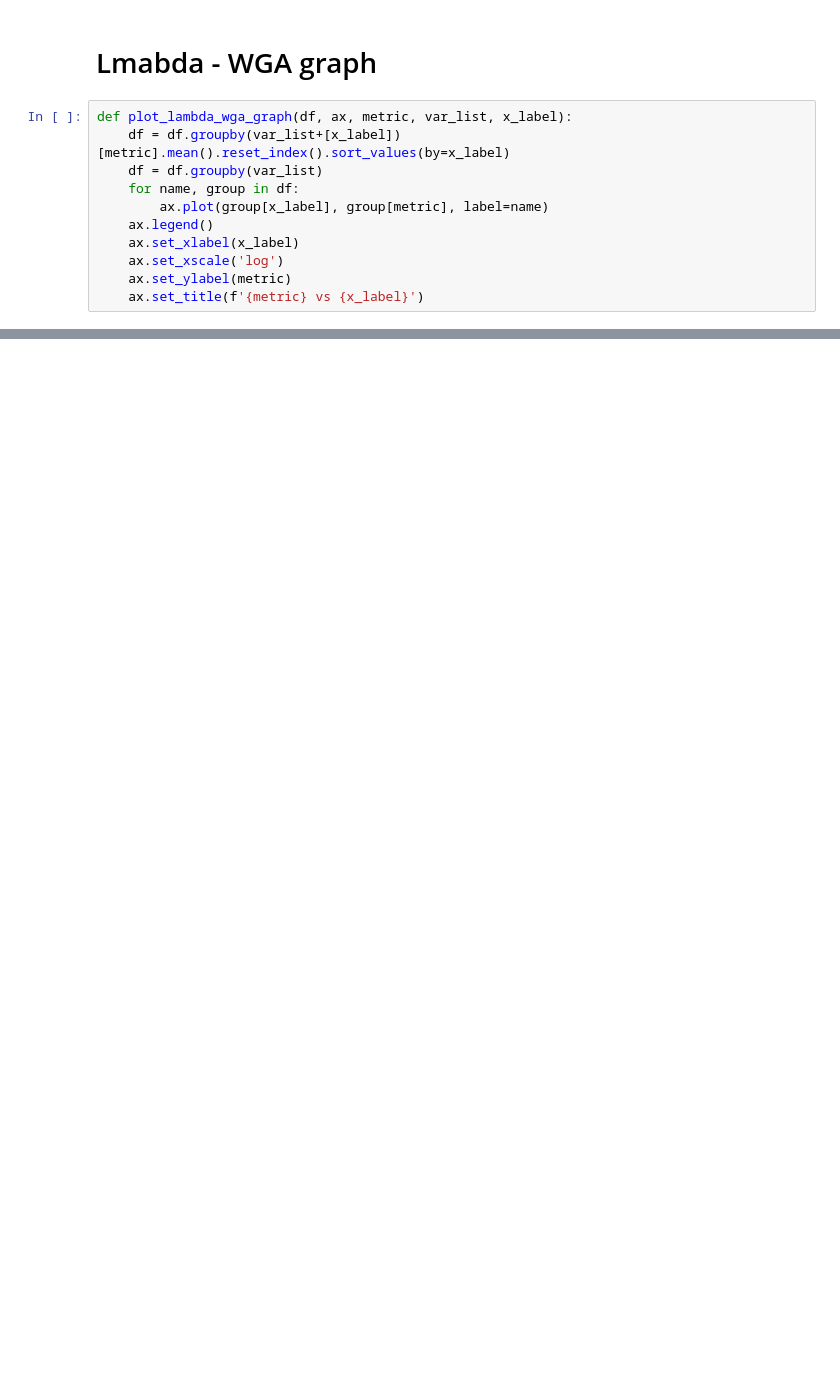
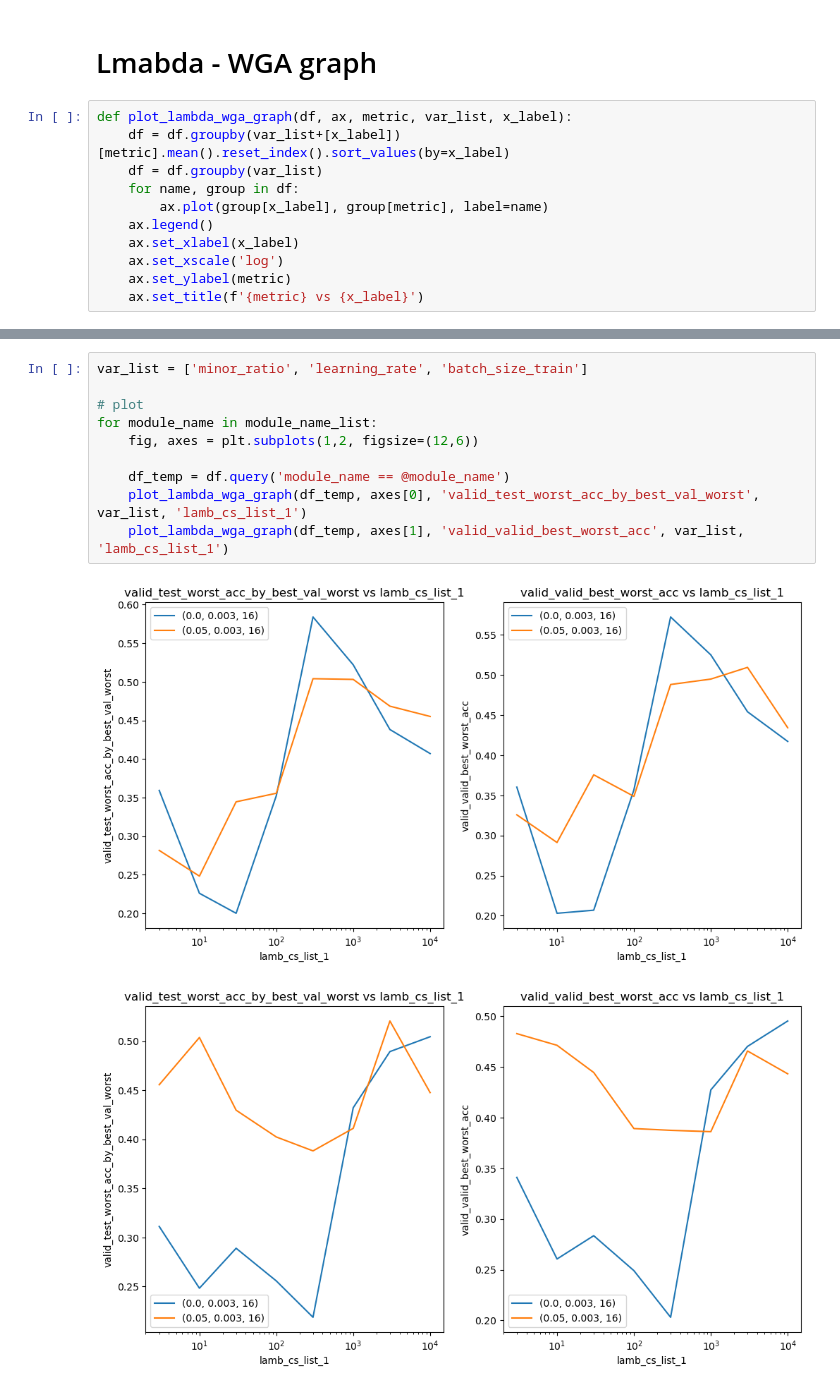
Before and after one commit to joshua840/ConceptualSensitivityRegularization, a Jupyter notebook: notebooks/results_viewer_wca/CelebaCollar_summary_240520.ipynb, the cells around one changed output, grey strips where cells are left out. Cells and saved outputs as stored; diff of their text form; blank space fills up the shorter version.

```diff
--- a/notebooks/results_viewer_wca/CelebaCollar_summary_240520.ipynb
+++ b/notebooks/results_viewer_wca/CelebaCollar_summary_240520.ipynb
@@ -245,0 +298,13 @@ No artists with labels found to put in legend.  Note that artists whose label st
+# %%
+var_list = ['minor_ratio', 'learning_rate', 'batch_size_train']
+
+# plot
+for module_name in module_name_list:
+    fig, axes = plt.subplots(1,2, figsize=(12,6))
+
+    df_temp = df.query('module_name == @module_name')
+    plot_lambda_wga_graph(df_temp, axes[0], 'valid_test_worst_acc_by_best_val_worst', var_list, 'lamb_cs_list_1')
+    plot_lambda_wga_graph(df_temp, axes[1], 'valid_valid_best_worst_acc', var_list, 'lamb_cs_list_1')
+# %% [output]
+[figure, added]
+[figure, added]
```
Also changed, not shown: parts of 14 cells of this notebook, 7 other files.
